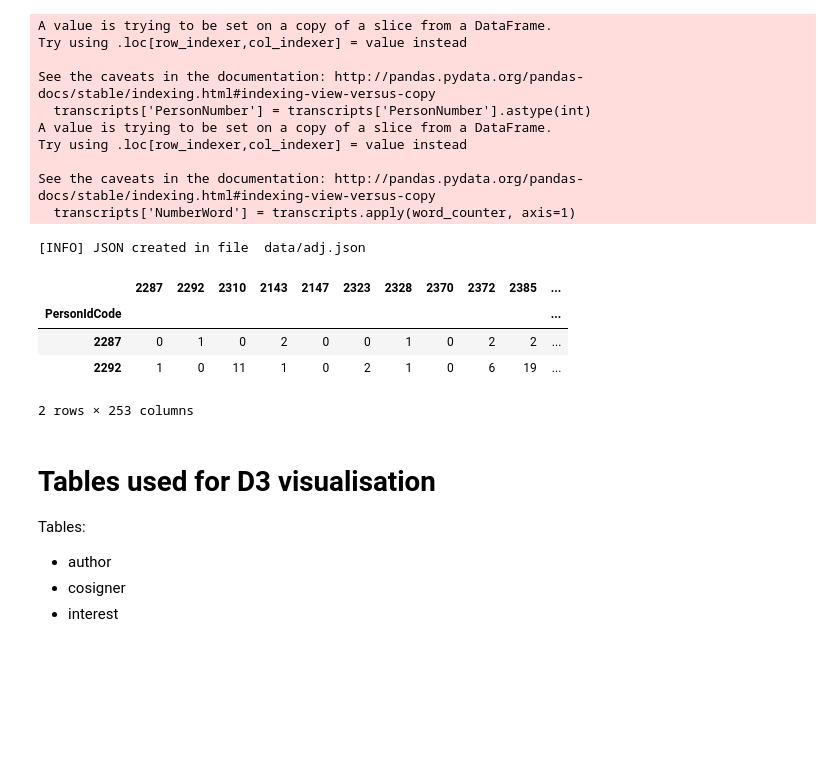
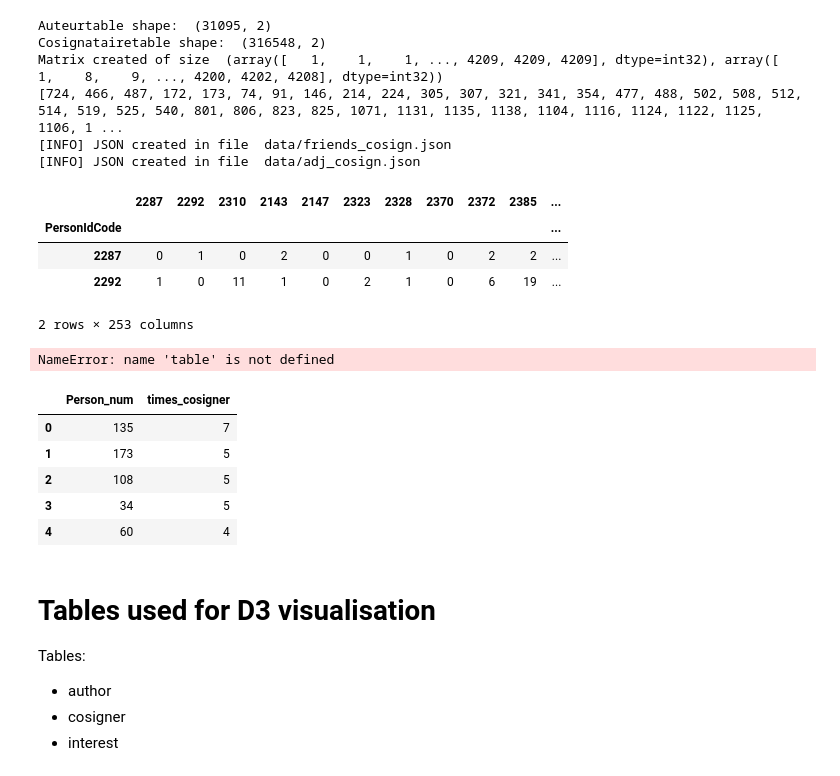
Before and after one commit to jmuth/parliament-viz.ch, a Jupyter notebook: scraping/Tables_examples.ipynb, the cells around one changed output. Drawn from its saved outputs; the diff is of its cells as text; code cells hidden in the pictures; blank space fills up the shorter version.

Commit message:
[UPD] tables.py cosigner adj matrix and cosign_friends working

```diff
--- a/scraping/Tables_examples.ipynb
+++ b/scraping/Tables_examples.ipynb
@@ -16,19 +16,14 @@ from tables import *
 pd.set_option('display.max_columns', 100)
 # %%
 table = Tables()
-test = table.adj_interventions()
+table.cosigner()
 # %% [output]
-A value is trying to be set on a copy of a slice from a DataFrame.
-Try using .loc[row_indexer,col_indexer] = value instead
-
-See the caveats in the documentation: http://pandas.pydata.org/pandas-docs/stable/indexing.html#indexing-view-versus-copy
-  transcripts['PersonNumber'] = transcripts['PersonNumber'].astype(int)
-A value is trying to be set on a copy of a slice from a DataFrame.
-Try using .loc[row_indexer,col_indexer] = value instead
-
-See the caveats in the documentation: http://pandas.pydata.org/pandas-docs/stable/indexing.html#indexing-view-versus-copy
-  transcripts['NumberWord'] = transcripts.apply(word_counter, axis=1)
+Auteurtable shape:  (31095, 2)
+Cosignatairetable shape:  (316548, 2)
+Matrix created of size  (array([   1,    1,    1, ..., 4209, 4209, 4209], dtype=int32), array([   1,    8,    9, ..., 4200, 4202, 4208], dtype=int32))
+[724, 466, 487, 172, 173, 74, 91, 146, 214, 224, 305, 307, 321, 341, 354, 477, 488, 502, 508, 512, 514, 519, 525, 540, 801, 806, 823, 825, 1071, 1131, 1135, 1138, 1104, 1116, 1124, 1122, 1125, 1106, 1 ...
+[INFO] JSON created in file  data/friends_cosign.json
+[INFO] JSON created in file  data/adj_cosign.json
-[INFO] JSON created in file  data/adj.json
 # %%
 test.head(2)
 # %% [output]
@@ -37,6 +32,28 @@ test.head(2)
 | 2287 | 0 | 1 | 0 | 2 | 0 | 0 | 1 | 0 | 2 | 2 | ... |
 | 2292 | 1 | 0 | 11 | 1 | 0 | 2 | 1 | 0 | 6 | 19 | ... |
 2 rows × 253 columns
+# %%
+table.cosigner()
+# %% [output]
+NameError: name 'table' is not defined
+# %%
+def get_friends(friend_matrix, person_num):
+    x = friend_matrix[person_num,:].nonzero()[1]
+    y = friend_matrix[person_num,:].data[0]
+
+    df = pd.DataFrame({'Person_num':x, 'times_cosigner':y })
+    df = df.sort_values(by='times_cosigner', ascending=False)
+    df = df.reset_index(drop=True)
+    return df
+
+get_friends(bitch, 2).head()
+# %% [output]
+|  | Person_num | times_cosigner |
+| 0 | 135 | 7 |
+| 1 | 173 | 5 |
+| 2 | 108 | 5 |
+| 3 | 34 | 5 |
+| 4 | 60 | 4 |
 # %% [markdown]
 # Tables used for D3 visualisation
 Tables:
```
Also changed, not shown: 10 other files.
